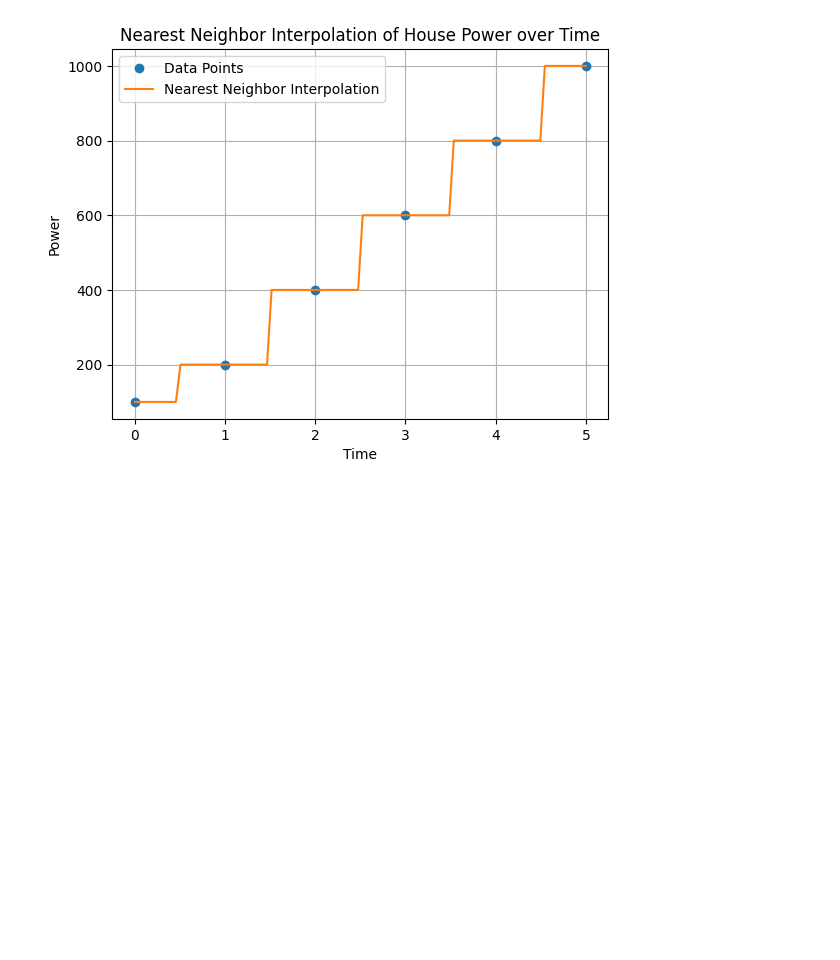
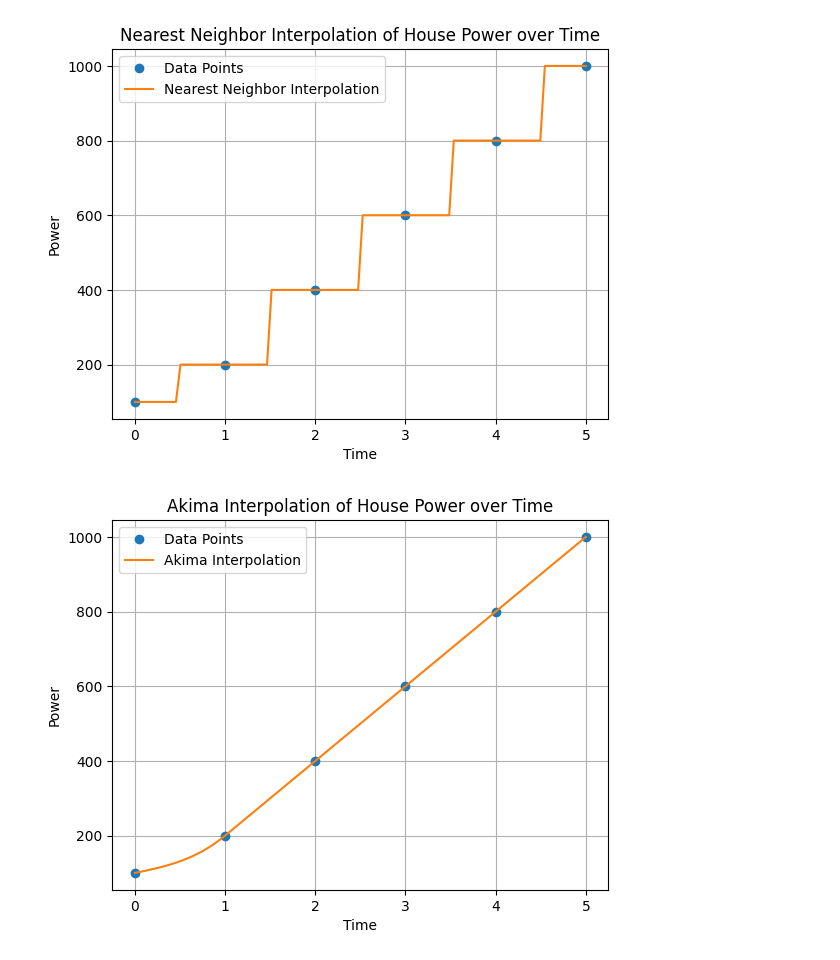
Before and after one commit to rvigneshwaran/datascience-implementations, a Jupyter notebook: 01-data-science-fundamentals/05-scipy-demonstration/05-various-interpolation-techniques.ipynb, the cells around one changed output. Saved outputs shown, nothing was run; the diff lists cells and outputs as text; code cells hidden in the pictures; blank space fills up the shorter version.

Commit message:
Interpolation techniques updated

```diff
--- a/01-data-science-fundamentals/05-scipy-demonstration/05-various-interpolation-techniques.ipynb
+++ b/01-data-science-fundamentals/05-scipy-demonstration/05-various-interpolation-techniques.ipynb
@@ -160,3 +160,25 @@ plt.grid(True)
 plt.show()
 # %% [output]
 [figure]
+# %%
+# Example 7: Akima Interpolation with Akima1DInterpolator
+# Given data points (x, y) representing the power of a house over time
+x = np.array([0, 1, 2, 3, 4, 5])
+y = np.array([100, 200, 400, 600, 800, 1000])
+
+# Create an Akima interpolation function
+akima_interp = spi.Akima1DInterpolator(x, y)
+
+# Generate new data points and plot the interpolated curve
+x_new = np.linspace(0, 5, 100)
+y_new = akima_interp(x_new)
+plt.plot(x, y, 'o', label='Data Points')
+plt.plot(x_new, y_new, '-', label='Akima Interpolation')
+plt.xlabel('Time')
+plt.ylabel('Power')
+plt.title('Akima Interpolation of House Power over Time')
+plt.legend()
+plt.grid(True)
+plt.show()
+# %% [output]
+[figure, added]
```
Also changed, not shown: parts of 4 cells of this notebook.
